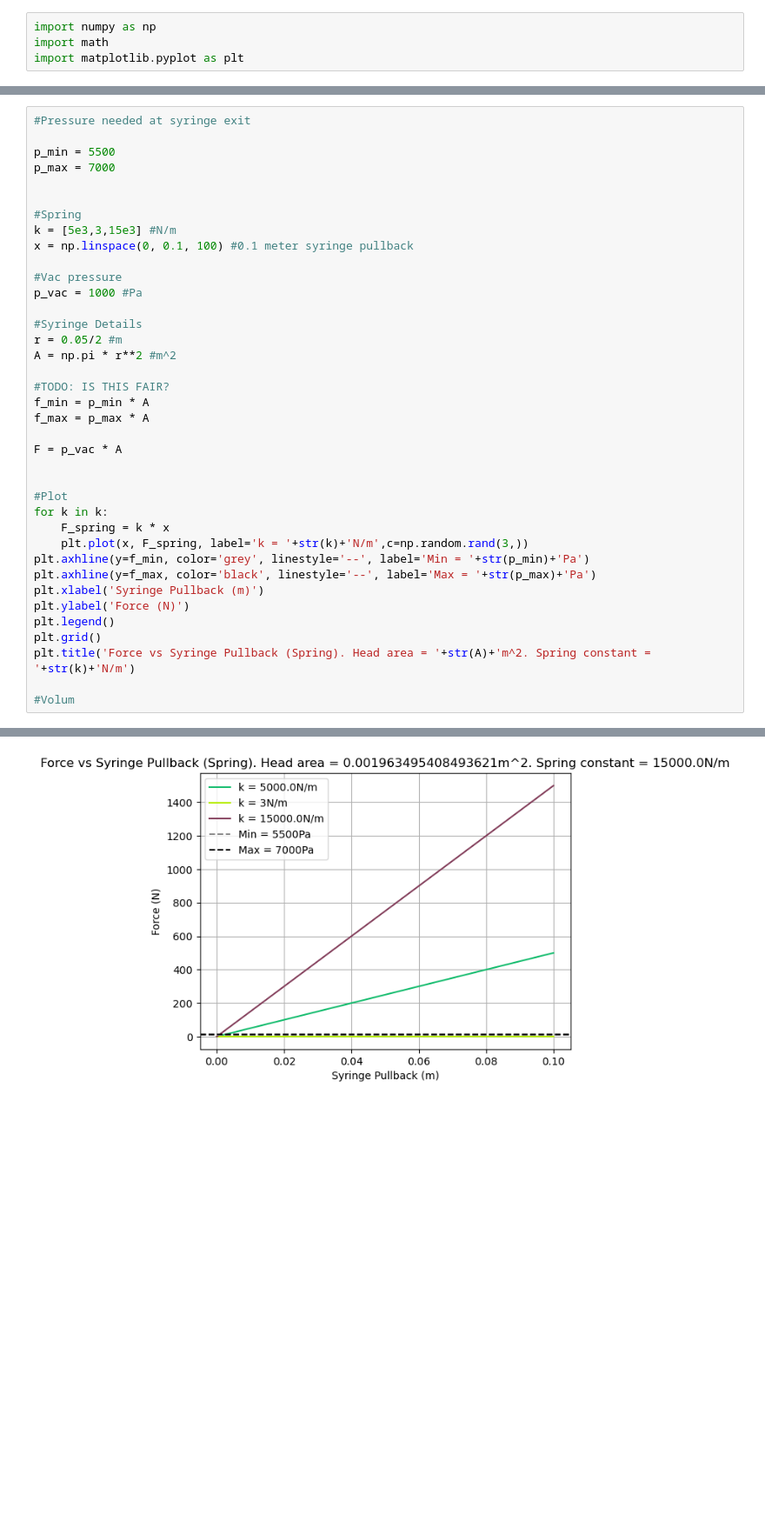
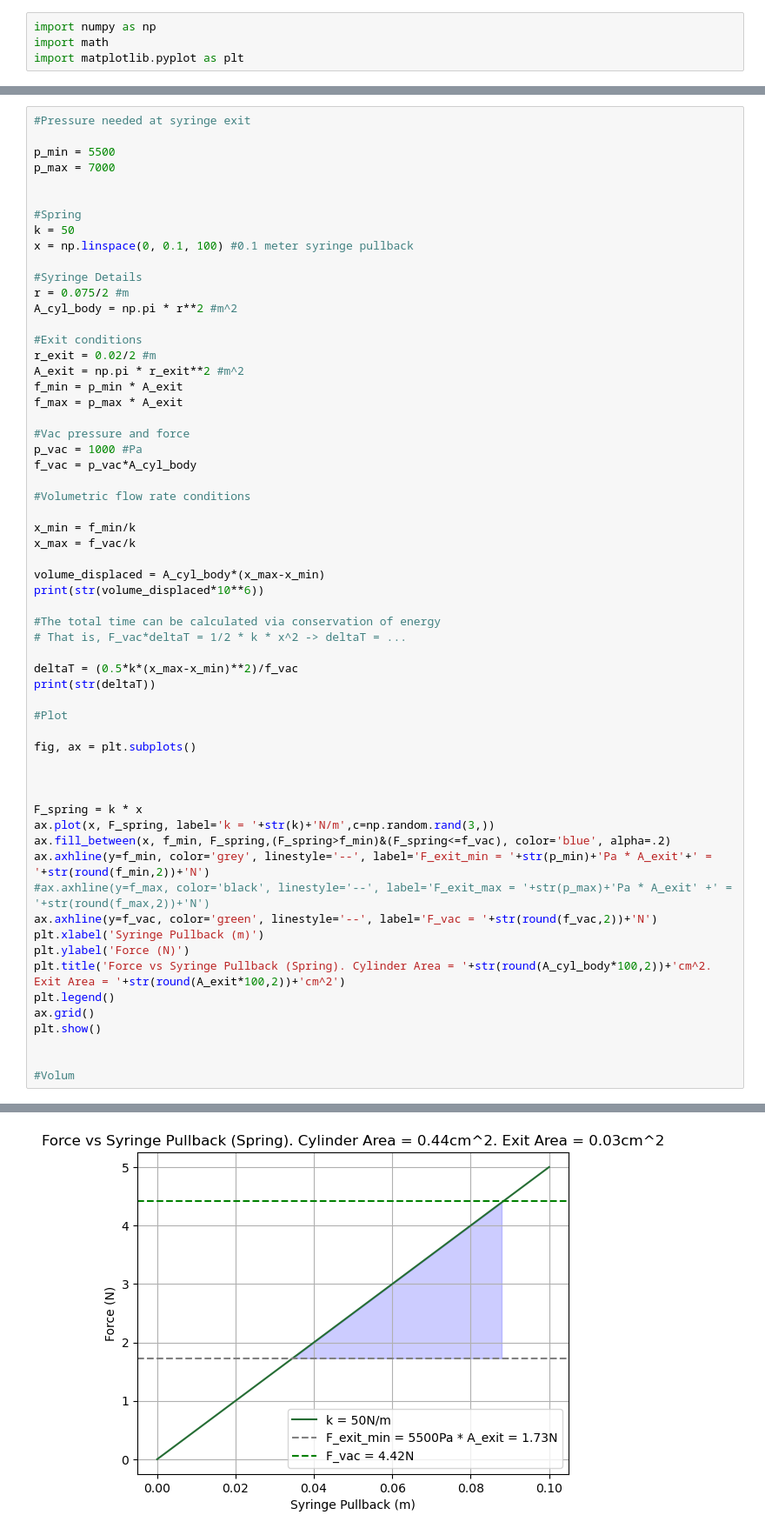
Before and after one commit to keroshanpillay/WeSuckOnWounds, a Jupyter notebook: retro_init_calcs.ipynb, the cells around one changed output, grey strips where cells are left out. Shown at 87% size. Drawn from its saved outputs; the diff is of its cells as text; blank space fills up the shorter version.

Commit message:
add area comparisons

```diff
--- a/retro_init_calcs.ipynb
+++ b/retro_init_calcs.ipynb
@@ -58,34 +58,56 @@ p_max = 7000
 
 
 #Spring
-k = [5e3,3,15e3] #N/m
+k = 50
 x = np.linspace(0, 0.1, 100) #0.1 meter syringe pullback
 
-#Vac pressure
+#Syringe Details
+r = 0.075/2 #m
+A_cyl_body = np.pi * r**2 #m^2
+
+#Exit conditions
+r_exit = 0.02/2 #m
+A_exit = np.pi * r_exit**2 #m^2
+f_min = p_min * A_exit
+f_max = p_max * A_exit
+
+#Vac pressure and force
 p_vac = 1000 #Pa
+f_vac = p_vac*A_cyl_body
 
-#Syringe Details
-r = 0.05/2 #m
-A = np.pi * r**2 #m^2
+#Volumetric flow rate conditions
 
-#TODO: IS THIS FAIR?
-f_min = p_min * A
-f_max = p_max * A
+x_min = f_min/k
+x_max = f_vac/k
 
-F = p_vac * A
+volume_displaced = A_cyl_body*(x_max-x_min)
+print(str(volume_displaced*10**6))
+
+#The total time can be calculated via conservation of energy
+# That is, F_vac*deltaT = 1/2 * k * x^2 -> deltaT = ...
+
+deltaT = (0.5*k*(x_max-x_min)**2)/f_vac
+print(str(deltaT))
+
+#Plot
+
+fig, ax = plt.subplots()
 
 
-#Plot
-for k in k:
-    F_spring = k * x
-    plt.plot(x, F_spring, label='k = '+str(k)+'N/m',c=np.random.rand(3,))
-plt.axhline(y=f_min, color='grey', linestyle='--', label='Min = '+str(p_min)+'Pa')
-plt.axhline(y=f_max, color='black', linestyle='--', label='Max = '+str(p_max)+'Pa')
+
+F_spring = k * x
+ax.plot(x, F_spring, label='k = '+str(k)+'N/m',c=np.random.rand(3,))
+ax.fill_between(x, f_min, F_spring,(F_spring>f_min)&(F_spring<=f_vac), color='blue', alpha=.2)
+ax.axhline(y=f_min, color='grey', linestyle='--', label='F_exit_min = '+str(p_min)+'Pa * A_exit'+' = '+str(round(f_min,2))+'N')
+#ax.axhline(y=f_max, color='black', linestyle='--', label='F_exit_max = '+str(p_max)+'Pa * A_exit' +' = '+str(round(f_max,2))+'N')
+ax.axhline(y=f_vac, color='green', linestyle='--', label='F_vac = '+str(round(f_vac,2))+'N')
 plt.xlabel('Syringe Pullback (m)')
 plt.ylabel('Force (N)')
+plt.title('Force vs Syringe Pullback (Spring). Cylinder Area = '+str(round(A_cyl_body*100,2))+'cm^2. Exit Area = '+str(round(A_exit*100,2))+'cm^2')
 plt.legend()
-plt.grid()
-plt.title('Force vs Syringe Pullback (Spring). Head area = '+str(A)+'m^2. Spring constant = '+str(k)+'N/m')
+ax.grid()
+plt.show()
+
 
 #Volum
 # %% [output]
@@ -93 +116 @@ Text(0.5, 1.0, 'Force vs Syringe Pullback (Spring). Head area = 0.00196349540849
-[figure, old version]
+[figure, new version]
```
Also changed, not shown: parts of 5 cells of this notebook.
